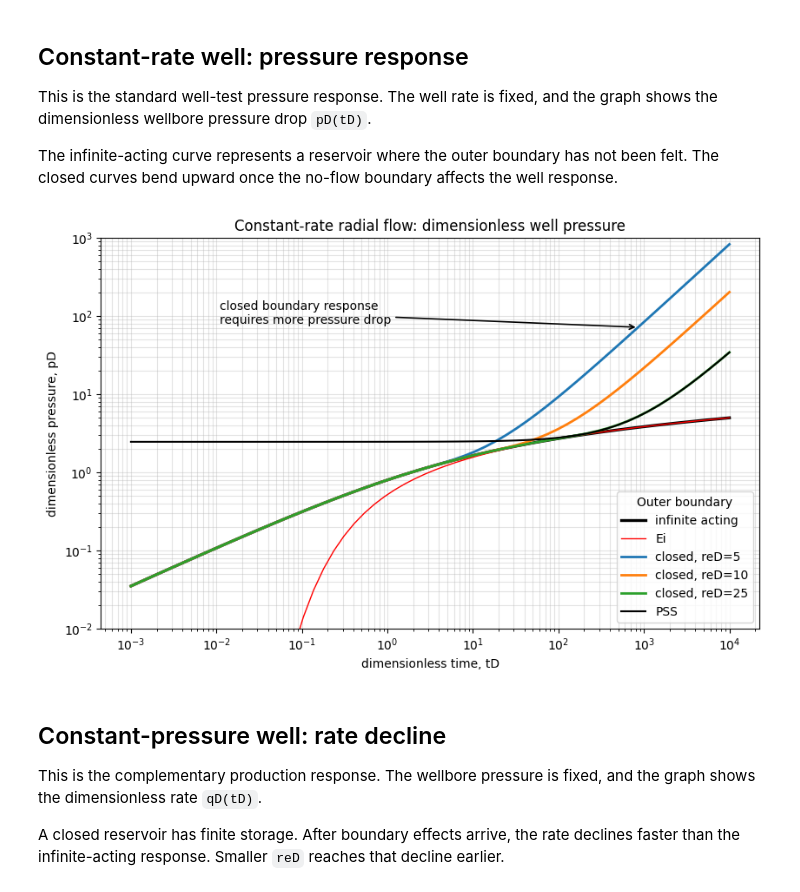
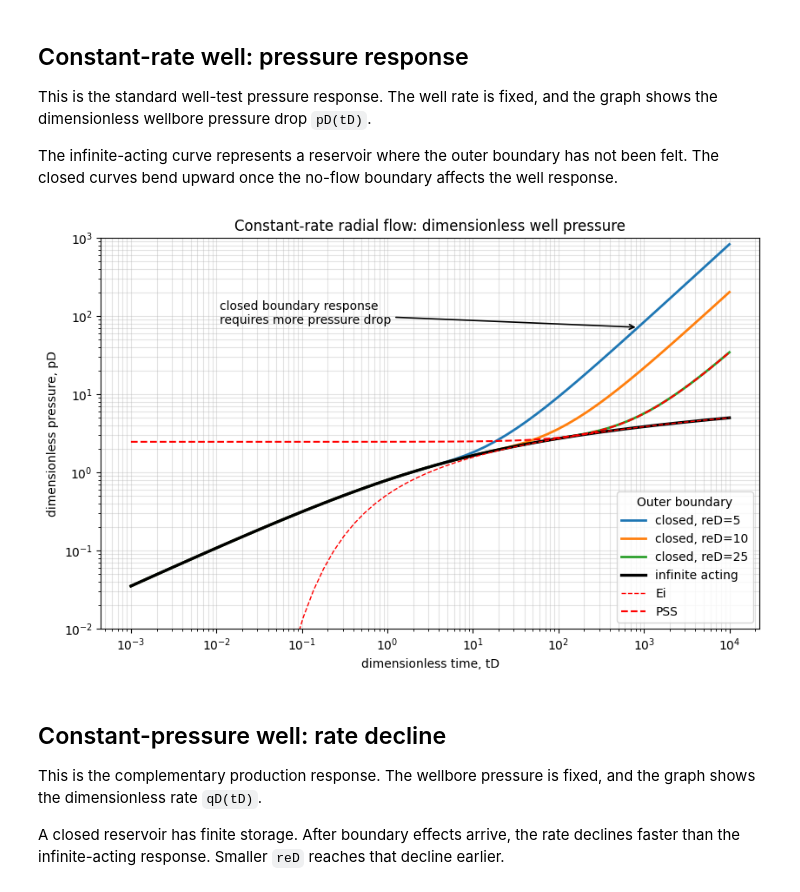
Before and after one commit to jshiriyev/data-driven-forecasting, a Jupyter notebook: docs/transient_analysis/1949_laplace_transformation_Everdingen_and_Hurst/everdingen_hurst_class_demo.ipynb, the cells around one changed output. Drawn from its saved outputs; the diff is of its cells as text; code cells hidden in the pictures.

```diff
--- a/docs/transient_analysis/1949_laplace_transformation_Everdingen_and_Hurst/everdingen_hurst_class_demo.ipynb
+++ b/docs/transient_analysis/1949_laplace_transformation_Everdingen_and_Hurst/everdingen_hurst_class_demo.ipynb
@@ -74,32 +76,34 @@ pd_pss = np.asarray(
 # %%
 fig, ax = plt.subplots(figsize=(8.5, 5.5))
 
-ax.loglog(tD, pD_infinite, color="black", linewidth=2.4, label="infinite acting")
-ax.loglog(tD, pd_infinite_EI, color="red", linewidth=1, label="Ei")
 for reD, values in pD_closed.items():
     ax.loglog(tD, values, linewidth=2.0, label=f"closed, reD={reD}")
-ax.loglog(tD, pd_pss, color = "k", label="PSS")
+
+ax.loglog(tD, pD_infinite, color="black", linewidth=2.4, label="infinite acting")
+
+ax.loglog(tD, pd_infinite_EI, color="red", linewidth=1, label="Ei", linestyle="--")
+ax.loglog(tD, pd_pss, color = "red", label="PSS", linestyle="--")
 
 ax.set_title("Constant-rate radial flow: dimensionless well pressure")
 ax.set_xlabel("dimensionless time, tD")
 ax.set_ylabel("dimensionless pressure, pD")
 ax.grid(True, which="both", alpha=0.35)
 ax.legend(title="Outer boundary")
 
 ax.annotate(
     "closed boundary response\nrequires more pressure drop",
     xy=(tD[-10], pD_closed[5][-10]),
     xytext=(0.18, 0.78),
     textcoords="axes fraction",
     arrowprops={"arrowstyle": "->", "linewidth": 1.2},
 )
 
 ax.set_ylim((1e-2,1e3))
 
 fig.tight_layout()
 plt.show()
 # %% [output]
-[figure, old version]
+[figure, new version]
 # %% [markdown]
 ## Constant-pressure well: rate decline
 
```
Also changed, not shown: parts of 3 cells of this notebook, 1 other file.
